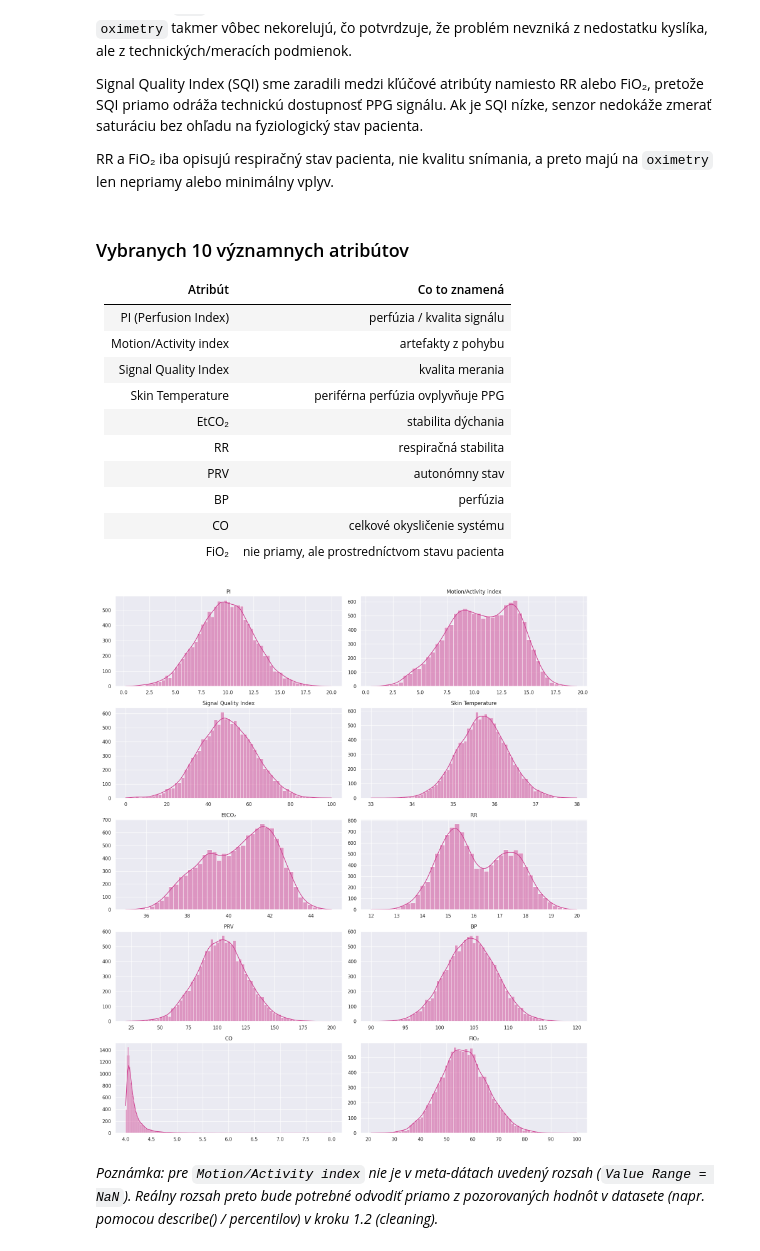
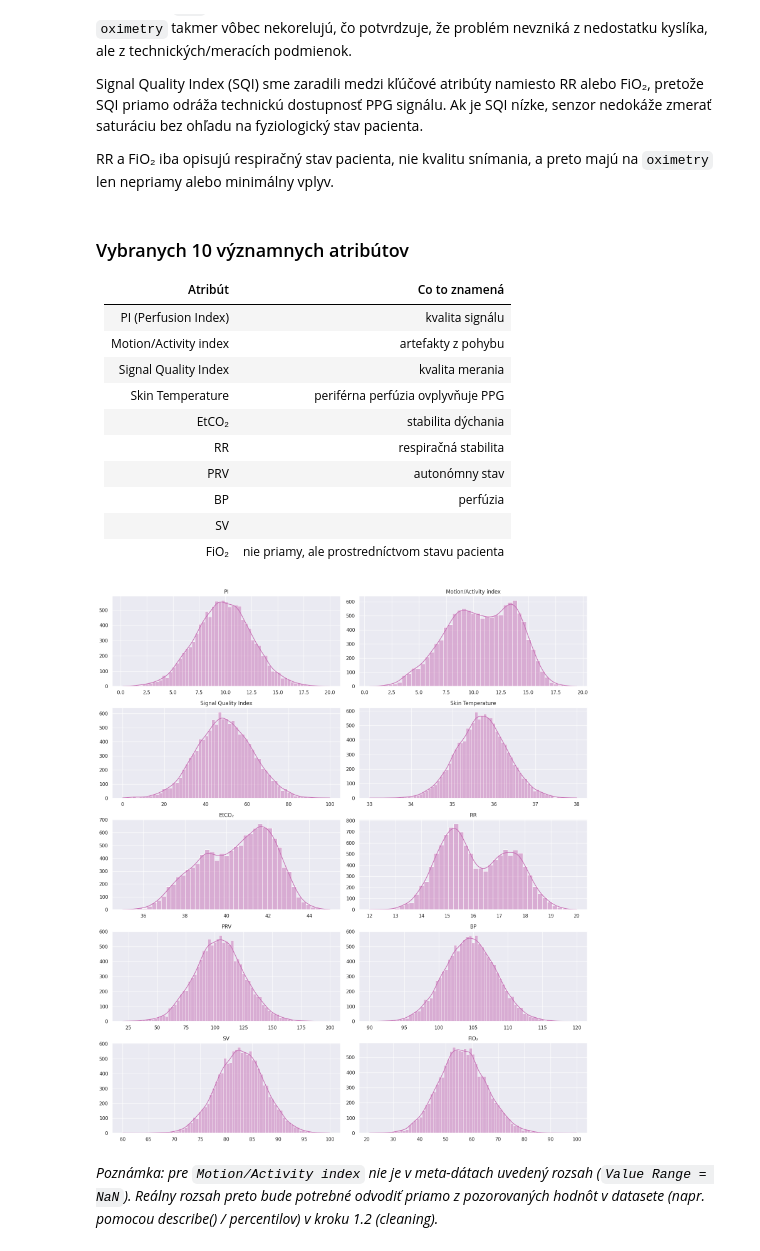
Before and after one commit to johannatilesova/IAU-project, a Jupyter notebook: phase1_TilesovaPecenka.ipynb, the cells around one changed output. Cells and saved outputs as stored; diff of their text form; code cells hidden in the pictures.

```diff
--- a/phase1_TilesovaPecenka.ipynb
+++ b/phase1_TilesovaPecenka.ipynb
@@ -15,7 +15,7 @@ import scipy.stats as stats
 # %%
 mpl.rcParams["font.family"] = "DejaVu Sans"
 plt.rcParams["font.family"] = "DejaVu Sans"
-sns.set_theme(palette="PiYG")
+sns.set_theme(palette="vanimo")
 # %% [markdown]
 ### Načítanie dát do premenných
 # %%
@@ -545,35 +544,35 @@ opisujú respiračný stav pacienta, nie kvalitu snímania, a preto majú na `ox
 len nepriamy alebo minimálny vplyv.
 # %% [markdown]
 ### Vybranych 10 významnych atribútov
-| Atribút               | Co to znamená                                  |
-|-----------------------|------------------------------------------------|
-| PI (Perfusion Index)  | perfúzia / kvalita signálu                     |
-| Motion/Activity index | artefakty z pohybu                             |
-| Signal Quality Index  | kvalita merania                                |
-| Skin Temperature      | periférna perfúzia ovplyvňuje PPG              |
-| EtCO₂                 | stabilita dýchania                             |
-| RR                    | respiračná stabilita                           |
-| PRV                   | autonómny stav                                 |
-| BP                    | perfúzia                                       |
-| CO                    | celkové okysličenie systému                    |
+| Atribút               | Co to znamená                                 |
+|-----------------------|-----------------------------------------------|
+| PI (Perfusion Index)  | kvalita signálu                    |
+| Motion/Activity index | artefakty z pohybu                            |
+| Signal Quality Index  | kvalita merania                               |
+| Skin Temperature      | periférna perfúzia ovplyvňuje PPG             |
+| EtCO₂                 | stabilita dýchania                            |
+| RR                    | respiračná stabilita                          |
+| PRV                   | autonómny stav                                |
+| BP                    | perfúzia                                      |
+| SV                    |                     |
 | FiO₂                  | nie priamy, ale prostredníctvom stavu pacienta |
 # %%
 top10 = ["PI", "Motion/Activity index", "Signal Quality Index", "Skin Temperature",
-         "EtCO₂", "RR", "PRV", "BP", "CO", "FiO₂"]
+         "EtCO₂", "RR", "PRV", "BP", "SV", "FiO₂"]
 
 fig, axes = plt.subplots(5, 2, figsize=(16, 18))
 axes = axes.flatten()
 
 for ax, col in zip(axes, top10):
     sns.histplot(df_observation[col], kde=True, ax=ax)
     ax.set_title(col)
     ax.set_xlabel("")
     ax.set_ylabel("")
 
 plt.tight_layout()
 plt.show()
 # %% [output]
-[figure, old version]
+[figure, new version]
 # %%
 REF_TOP10 = {
     "PI": (0.2, 20),                    # Perfusion Index – kľúčový, priamo ovplyvňuje možnosť merania
```
Also changed, not shown: parts of 20 cells of this notebook, 1 other file.
